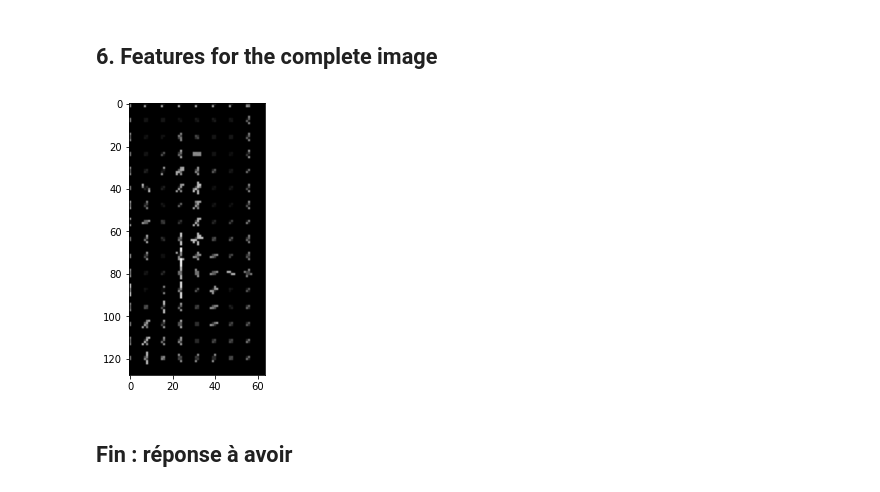
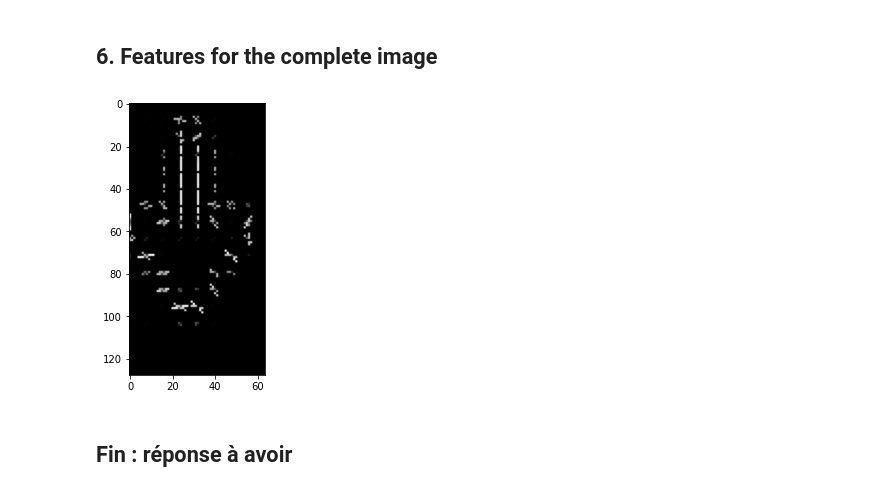
Before and after one commit to lisacsn/Histogram-of-Oriented-Gradients, a Jupyter notebook: Projet Hog.ipynb, the cells around one changed output. Drawn from its saved outputs; the diff is of its cells as text; code cells hidden in the pictures.

```diff
--- a/Projet Hog.ipynb
+++ b/Projet Hog.ipynb
@@ -45,6 +63,7 @@ masque = np.array([[-1,0,1]])
 def matrice_x(img, h):
     h_rows,h_cols=h.shape
     rows,cols = img.shape
+
     large_img = np.zeros((rows+h_rows-1,cols+h_cols-1))
     large_img[h_rows//2:h_rows//2+rows,h_cols//2:h_cols//2+cols]=img
     out_img = np.zeros((rows,cols))
@@ -53,6 +72,11 @@ def matrice_x(img, h):
         for j in range(cols):
             out_img[i,j]=np.sum(large_img[i:i+h_rows,j:j+h_cols]*h)
 
+    out_img[:,0] = out_img[:,1]
+    out_img[:,cols-1] = out_img[:,cols-2]
+    out_img[0,:] = out_img[1,:]
+    out_img[rows-1,:] = out_img[rows-2,:]
+
     return out_img
 # %%
 def matrice_y(img, h):
@@ -267,71 +292,40 @@ Chacun de ses blocs contient 9x4 = 36 caractéristiques d'orientation et de magn
 Au total on a 105x36 = 3780 caractéristiques !
 # %% [markdown]
 ## 6. Features for the complete image
-# %%
-"""
-from skimage import draw
-
-def afficher_image(hist):
-
-    n_cells_y, n_cells_x, nbins = hist.shape
-    csx, csy = 8, 8
-    sx, sy = n_cells_x*csx, n_cells_y*csy
-    center = csx//2, csy//2
-
-    radius = min(csx, csy) // 2 - 1
-    hog_image = np.zeros((sy, sx))
-
-    for x in range(n_cells_x):
-        for y in range(n_cells_y):
-            for o in range(nbins):
-                centre = [y * csy + csy // 2, x * csx + csx // 2]
-                dx = radius * np.cos(o*nbins)
-                dy = radius * np.sin(o*nbins)
-                rr, cc = draw.line(int(centre[0] - dy),
-                                   int(centre[1] - dx),
-                                   int(centre[0] + dy),
-                                   int(centre[1] + dx))
-                hog_image[rr, cc] += hist[y, x, o]
-
-    plt.figure(figsize = (10,5))
-    plt.imshow(hog_image, 'gray')
-    plt.show()
-
-afficher_image(histograms)
 # %%
-def afficher_image2(hist):
+def afficher_image(hist):
 
     height = 128
     width = 64
     hog_image = np.zeros((height, width))
 
     centre_cell = 8 / 2
     max_mag = np.array(hist).max()
 
     for x in range(hist.shape[0]):
             for y in range(hist.shape[1]):
 
                 grad = hist[x][y]
                 grad /= max_mag
                 angle = 0
                 angle_gap = 360 / 9 # divisé par le nombre de bins
 
                 for magnitude in grad:
                     angle_radian = math.radians(angle)
                     x1 = int(x * 8 + magnitude * centre_cell * math.cos(angle_radian))
                     y1 = int(y * 8 + magnitude * centre_cell * math.sin(angle_radian))
                     x2 = int(x * 8 - magnitude * centre_cell * math.cos(angle_radian))
                     y2 = int(y * 8 - magnitude * centre_cell * math.sin(angle_radian))
                     cv2.line(hog_image, (y1, x1), (y2, x2), int(255 * math.sqrt(magnitude)))
                     angle += angle_gap
 
     plt.figure(figsize = (10,5))
     plt.imshow(hog_image, 'gray')
     plt.show()
 
-afficher_image2(histograms)
+afficher_image(histograms)
 # %% [output]
-[figure, old version]
+[figure, new version]
 # %% [markdown]
 ## Fin : réponse à avoir
 # %%
```
Also changed, not shown: parts of 6 cells of this notebook, 2 other files.
